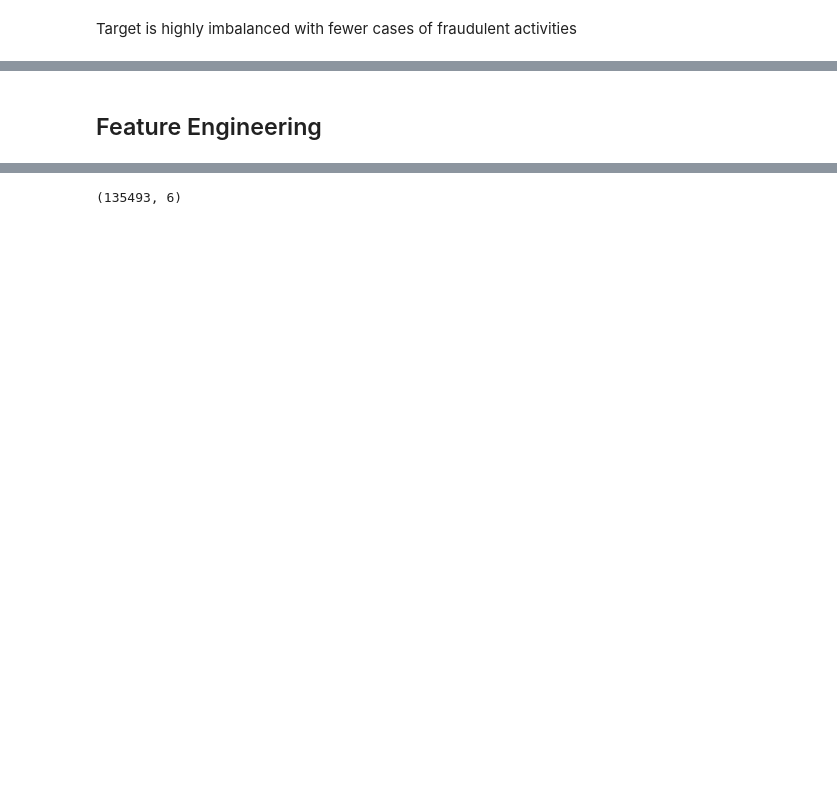
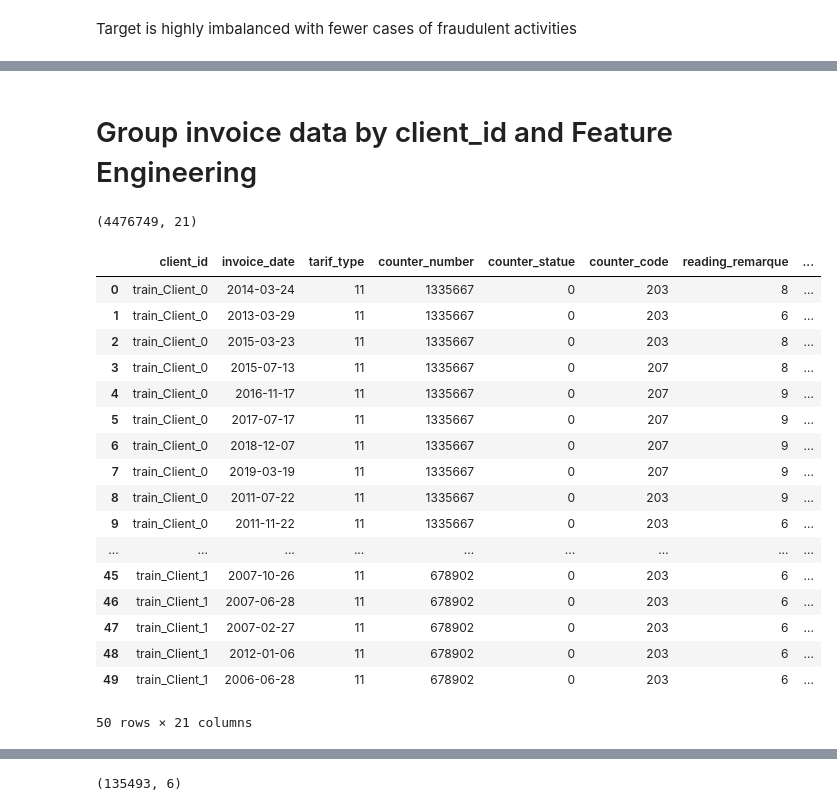
Before and after one commit to Rackkoun/ds-ml-project, a Jupyter notebook: notebooks/ml_challenge-fraund_detection_kp.ipynb, the cells around one changed output, grey strips where cells are left out. Saved outputs shown, nothing was run; the diff lists cells and outputs as text; code cells hidden in the pictures; blank space fills up the shorter version.

```diff
--- a/notebooks/ml_challenge-fraund_detection_kp.ipynb
+++ b/notebooks/ml_challenge-fraund_detection_kp.ipynb
@@ -142,0 +239,2 @@ memory usage: 546.5+ MB
+# %%
+invoice_train["counter_statue"] = invoice_train["counter_statue"].astype("category")
@@ -246,2 +382,2 @@ for col in ['disrict','region']:
 # %% [markdown]
-## Feature Engineering
+# Group invoice data by client_id and Feature Engineering
@@ -252,12 +384,35 @@ for df in [invoice_train,invoice_test]:
-# %%
-#encode labels in categorical column
-d={"ELEC":0,"GAZ":1}
-invoice_train['counter_type']=invoice_train['counter_type'].map(d)
-invoice_test['counter_type']=invoice_test['counter_type'].map(d)
-# %%
-#convert categorical columns to int for model
-client_train['client_catg'] = client_train['client_catg'].astype(int)
-client_train['disrict'] = client_train['disrict'].astype(int)
-
-client_test['client_catg'] = client_test['client_catg'].astype(int)
-client_test['disrict'] = client_test['disrict'].astype(int)
+# %%
+#Left Join invoice and client data on client_id
+
+invoice_client_merged = pd.merge(
+    invoice_train,
+    client_train,
+    on="client_id",
+    how="left"
+)
+# %%
+#Check shape before and after
+invoice_client_merged.shape
+# %% [output]
+(4476749, 21)
+# %%
+invoice_client_merged.head(50)
+# %% [output]
+|  | client_id | invoice_date | tarif_type | counter_number | counter_statue | counter_code | reading_remarque | ... |
+| 0 | train_Client_0 | 2014-03-24 | 11 | 1335667 | 0 | 203 | 8 | ... |
+| 1 | train_Client_0 | 2013-03-29 | 11 | 1335667 | 0 | 203 | 6 | ... |
+| 2 | train_Client_0 | 2015-03-23 | 11 | 1335667 | 0 | 203 | 8 | ... |
+| 3 | train_Client_0 | 2015-07-13 | 11 | 1335667 | 0 | 207 | 8 | ... |
+| 4 | train_Client_0 | 2016-11-17 | 11 | 1335667 | 0 | 207 | 9 | ... |
+| 5 | train_Client_0 | 2017-07-17 | 11 | 1335667 | 0 | 207 | 9 | ... |
+| 6 | train_Client_0 | 2018-12-07 | 11 | 1335667 | 0 | 207 | 9 | ... |
+| 7 | train_Client_0 | 2019-03-19 | 11 | 1335667 | 0 | 207 | 9 | ... |
+| 8 | train_Client_0 | 2011-07-22 | 11 | 1335667 | 0 | 203 | 9 | ... |
+| 9 | train_Client_0 | 2011-11-22 | 11 | 1335667 | 0 | 203 | 6 | ... |
+| ... | ... | ... | ... | ... | ... | ... | ... | ... |
+| 45 | train_Client_1 | 2007-10-26 | 11 | 678902 | 0 | 203 | 6 | ... |
+| 46 | train_Client_1 | 2007-06-28 | 11 | 678902 | 0 | 203 | 6 | ... |
+| 47 | train_Client_1 | 2007-02-27 | 11 | 678902 | 0 | 203 | 6 | ... |
+| 48 | train_Client_1 | 2012-01-06 | 11 | 678902 | 0 | 203 | 6 | ... |
+| 49 | train_Client_1 | 2006-06-28 | 11 | 678902 | 0 | 203 | 6 | ... |
+50 rows × 21 columns
```
Also changed, not shown: parts of 51 cells of this notebook, 2 other files.
